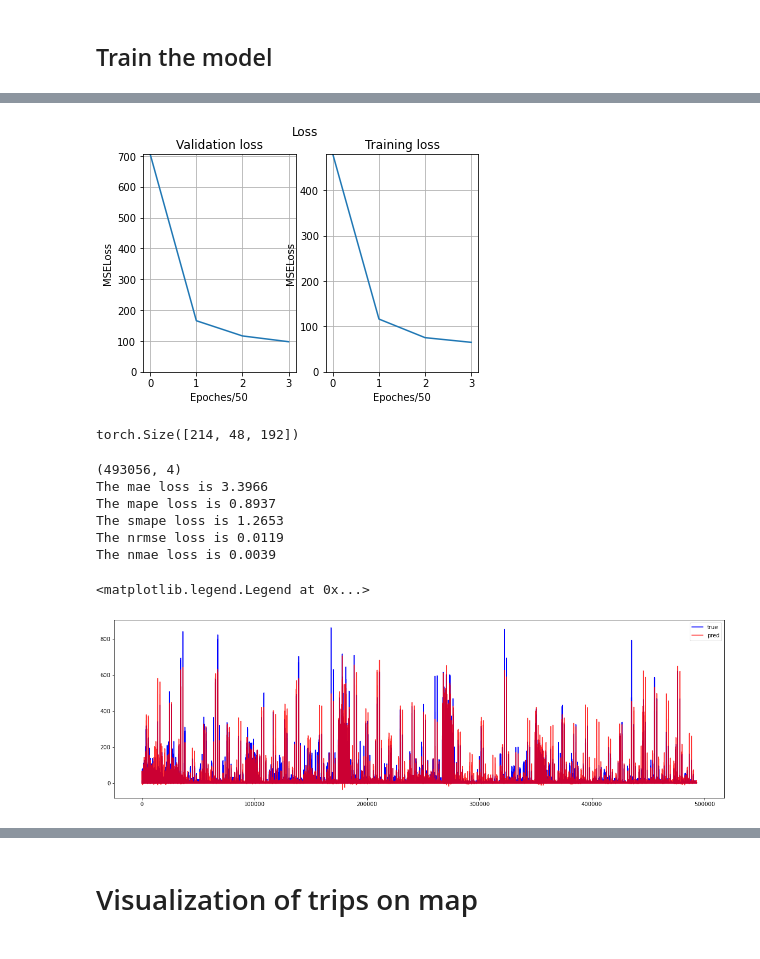
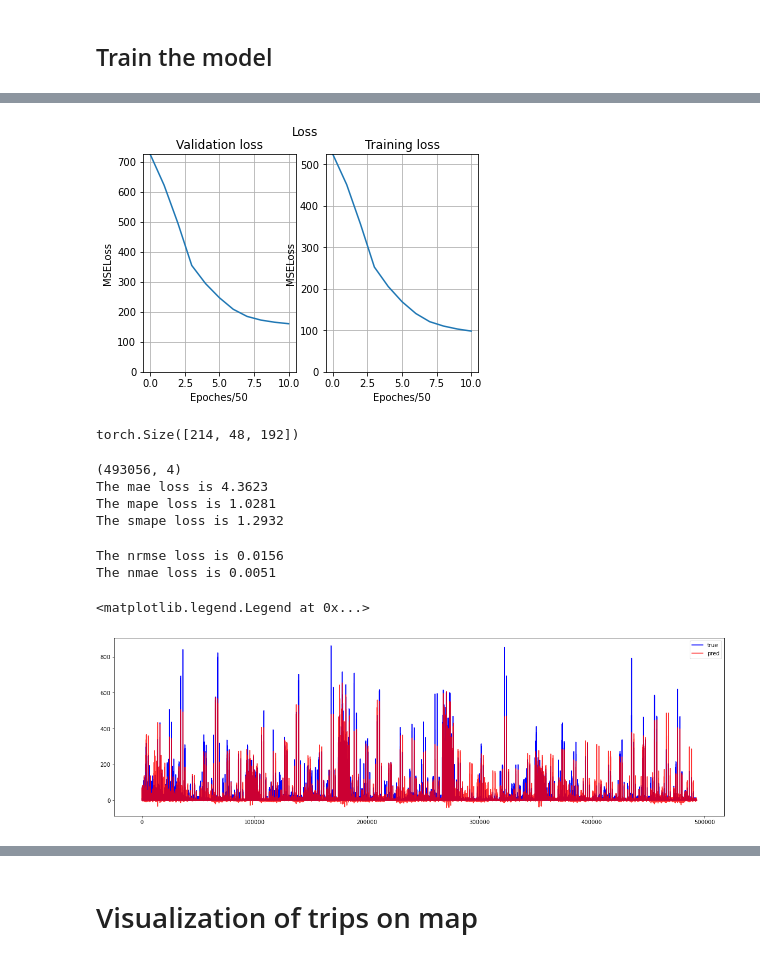
Before and after one commit to khzhang2/BART_Ridership_Prediction, a Jupyter notebook: Deep Gravity - Model - ConvGraph 2.ipynb, the cells around one changed output, grey strips where cells are left out. Cells and saved outputs as stored; diff of their text form; code cells hidden in the pictures.

```diff
--- a/Deep Gravity - Model - ConvGraph 2.ipynb
+++ b/Deep Gravity - Model - ConvGraph 2.ipynb
@@ -84,8 +84,8 @@ class GraphRidershipNet(nn.Module):
         super(GraphRidershipNet, self).__init__()
 
         self.adj_mat = adj_mat
-        self.inp_size = t_past
-        self.out_size = t_future
+        self.inp_size = t_past*48
+        self.out_size = t_future*48
 
         self.fc = nn.Sequential(
             nn.Linear(in_features=self.inp_size, out_features=32),
@@ -107,6 +107,7 @@ class GraphRidershipNet(nn.Module):
     def forward(self, x):
         device = torch.device("cuda" if torch.cuda.is_available() else "cpu")
 
+        x = torch.matmul(self.adj_mat, x)
         x = self.fc(x)
 
         return x
@@ -121,20 +122,20 @@ device = torch.device("cuda" if torch.cuda.is_available() else "cpu")
 prop = config.loc[0, 'prop']
 l = int(OD_4d.shape[0]*prop)
 
-X_train = A_mode @ OD_4d[:l, :, :, :t_past]
-y_train = A_mode @ OD_4d[:l, :, :, t_past:]
-X_val = A_mode @ OD_4d[l:, :, :, :t_past]
-y_val = A_mode @ OD_4d[l:, :, :, t_past:]
+X_train = OD_4d[:l, :, :, :t_past]
+y_train = OD_4d[:l, :, :, t_past:]
+X_val = OD_4d[l:, :, :, :t_past]
+y_val = OD_4d[l:, :, :, t_past:]
 
-X_train = np.transpose(X_train, (3, 1, 2, 0)).reshape(t_past, -1).T
-y_train = np.transpose(y_train, (3, 1, 2, 0)).reshape(t_future, -1).T
-X_val = np.transpose(X_val, (3, 1, 2, 0)).reshape(t_past, -1).T
-y_val = np.transpose(y_val, (3, 1, 2, 0)).reshape(t_future, -1).T
+# X_train = np.transpose(X_train, (3, 1, 2, 0)).reshape(t_past, -1).T
+# y_train = np.transpose(y_train, (3, 1, 2, 0)).reshape(t_future, -1).T
+# X_val = np.transpose(X_val, (3, 1, 2, 0)).reshape(t_past, -1).T
+# y_val = np.transpose(y_val, (3, 1, 2, 0)).reshape(t_future, -1).T
 
-# X_train = X_train.reshape(l, 48, -1)
-# y_train = y_train.reshape(l, 48, -1)
-# X_val = X_val.reshape((OD_4d.shape[0]-l), 48, -1)
-# y_val = y_val.reshape((OD_4d.shape[0]-l), 48, -1)
+X_train = X_train.reshape(l, 48, -1)
+y_train = y_train.reshape(l, 48, -1)
+X_val = X_val.reshape((OD_4d.shape[0]-l), 48, -1)
+y_val = y_val.reshape((OD_4d.shape[0]-l), 48, -1)
 # %%
 X_train = torch.tensor(X_train, dtype=torch.float32).to(device)
 y_train = torch.tensor(y_train, dtype=torch.float32).to(device)
@@ -143,9 +144,10 @@ y_val = torch.tensor(y_val, dtype=torch.float32).to(device)
 adj_mat = torch.tensor(adj_mat, dtype=torch.float32).to(device)
 A_mode = torch.tensor(A_mode, dtype=torch.float32).to(device)
 
-batch_size = 2**23
+batch_size = 2**9
 loader_train = torch.utils.data.DataLoader(
     TensorDataset(X_train, y_train), batch_size, shuffle=True
 )
 
 iter_train = iter(loader_train)
+print(batch_size)
@@ -172,7 +180,7 @@ optimizer = optim.Adam(model.parameters())
 # %%
 model.train()
 
-epochs = 150
+epochs = 500
 
 # assert len(src_loader) == len(tar_loader)
 
@@ -226,7 +243,7 @@ def plot_loss(val, train, title):
 # %%
 plot_loss(loss_set_val, loss_set_train, 'Loss')
 # %% [output]
-[figure, old version]
+[figure, new version]
 # %%
 out_val.shape
 # %% [output]
@@ -234,35 +251,35 @@ torch.Size([214, 48, 192])
 # %%
 h = t_future-1
 pred_ = out_val.cpu().detach().numpy()
 pred_ = pred_.reshape(pred_.shape[0], 48, 48, -1)
 pred = np.transpose(pred_, (3, 1, 2, 0)).reshape(t_future, -1).T
-np.save('./res/%.1f/fc_%i.npy'%(prop, year), pred)
+np.save('./res/%.1f/convgraph2_%i.npy'%(prop, year), pred)
 labels_ = y_val.cpu().detach().numpy()
 labels_ = labels_.reshape(labels_.shape[0], 48, 48, -1)
 labels = np.transpose(labels_, (3, 1, 2, 0)).reshape(t_future, -1).T
 print(pred.shape)
 
 m = config.loc[0, 'mask']
 
 print('The mae loss is %.4f'%dgu.mae_loss_func(pred, labels, m))
 print('The mape loss is %.4f'%dgu.mape_loss_func(pred, labels, m))
 print('The smape loss is %.4f'%dgu.smape_loss_func(pred, labels, m))
 print('The nrmse loss is %.4f'%dgu.nrmse_loss_func(pred, labels, m))
 print('The nmae loss is %.4f'%dgu.nmae_loss_func(pred, labels, m))
 
 plt.figure(figsize=[20, 6])
 plt.plot(labels[:, h], '-', label='true', c='b')
 plt.plot(pred[:, h], '-', label='pred', c='r', alpha=0.8)
 plt.legend()
 # %% [output]
 (493056, 4)
-The mae loss is 3.3966
-The mape loss is 0.8937
-The smape loss is 1.2653
-The nrmse loss is 0.0119
-The nmae loss is 0.0039
+The mae loss is 4.3623
+The mape loss is 1.0281
+The smape loss is 1.2932
-<matplotlib.legend.Legend at 0x...>
+The nrmse loss is 0.0156
+The nmae loss is 0.0051
+<matplotlib.legend.Legend at 0x...>
-[figure, old version]
+[figure, new version]
 # %%
 pred = pred_.sum(axis=0)
 labels = labels_.sum(axis=0)
```
Also changed, not shown: parts of 17 cells of this notebook.
